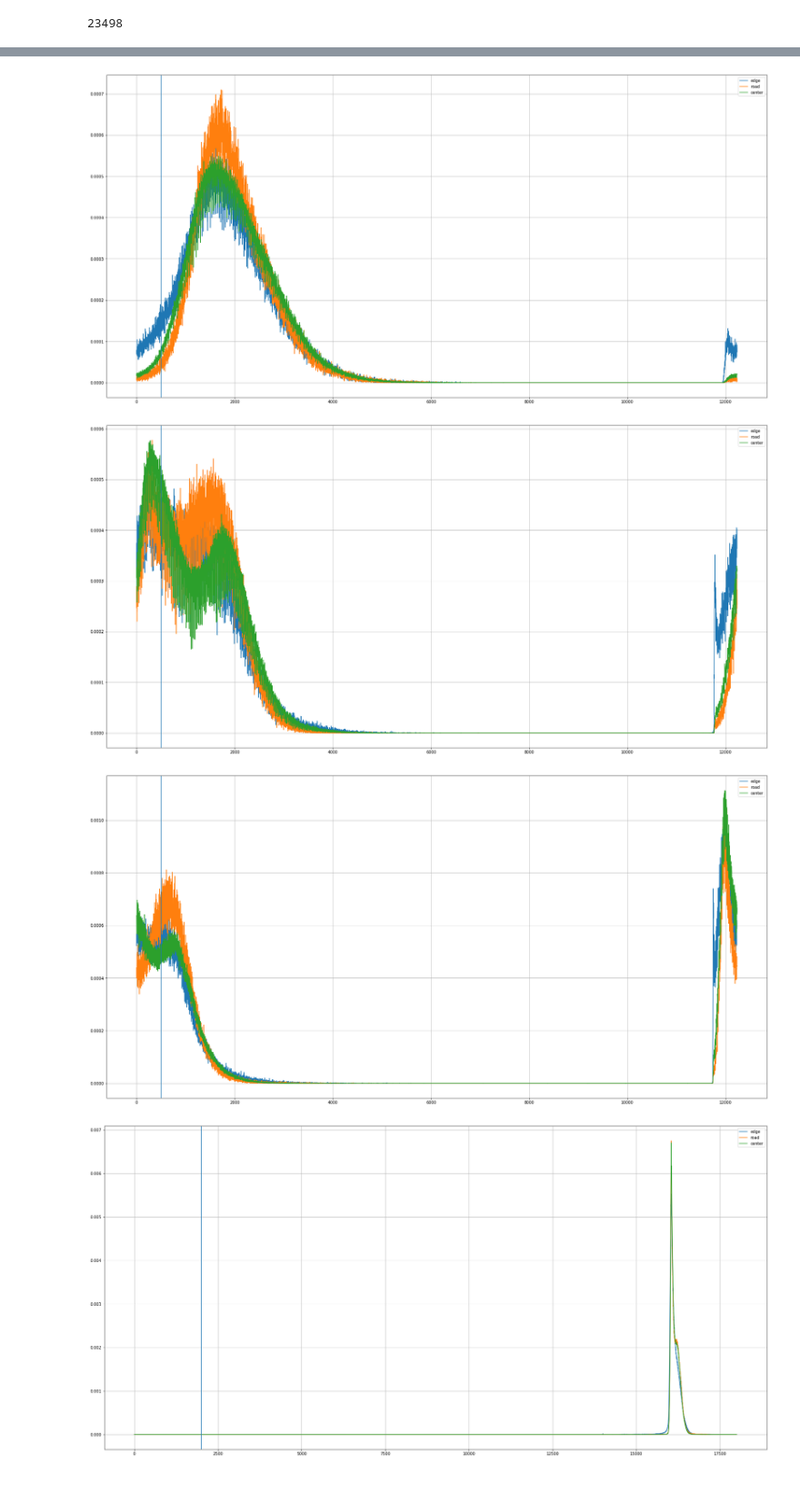
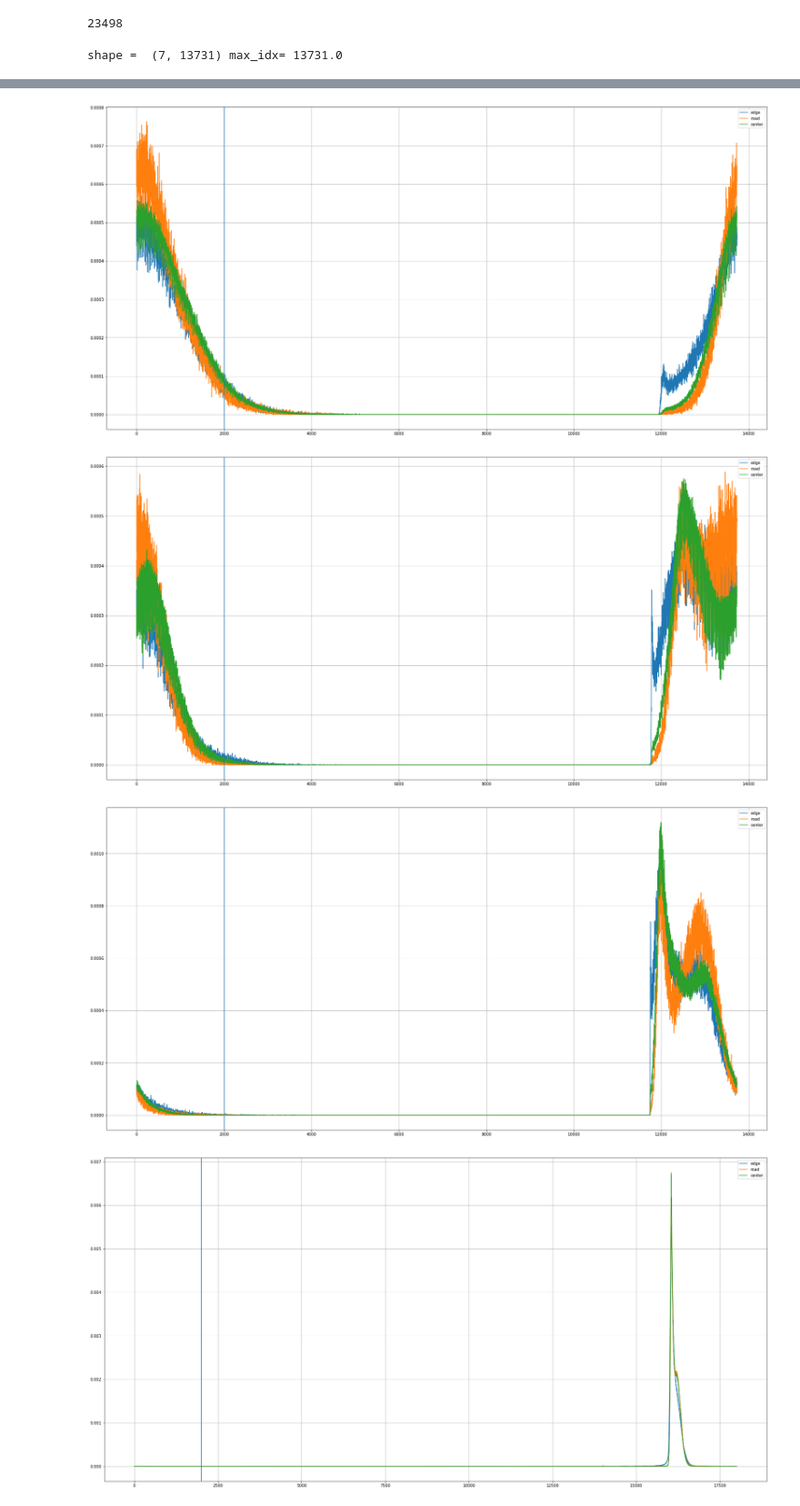
Before and after one commit to LiyaoTang/Road-Extraction-from-Time-Series-Satellite-Images, a Jupyter notebook: Data_Preprocessing/Channel_Analysis.ipynb, the cells around one changed output, grey strips where cells are left out. Shown at 91% size. Cells and saved outputs as stored; diff of their text form; code cells hidden in the pictures.

```diff
--- a/Data_Preprocessing/Channel_Analysis.ipynb
+++ b/Data_Preprocessing/Channel_Analysis.ipynb
@@ -152,18 +169,18 @@ for ch_n in range(7):
         cnt_road = is_close_to_road(coord, CV_road_mask, size)
 
         if cnt_edge:
-            count_pixel_value(patch, edge_distr_array[ch_n], offset)
+            count_pixel_value(patch, cv_edge_distr_array[ch_n], offset)
         if cnt_road:
-            count_pixel_value(patch, road_distr_array[ch_n], offset)
+            count_pixel_value(patch, cv_road_distr_array[ch_n], offset)
         if not (cnt_edge or cnt_road):
-            count_pixel_value(patch, center_distr_array[ch_n], offset)
+            count_pixel_value(patch, cv_center_distr_array[ch_n], offset)
 # %%
 # Two subplots
 for ch_n in range(7):
     plt.figure(figsize=(30,15))
-    plt.plot(edge_distr_array[ch_n]/edge_distr_array[ch_n].sum(), label='edge')
-    plt.plot(road_distr_array[ch_n]/road_distr_array[ch_n].sum(), label='road')
-    plt.plot(center_distr_array[ch_n]/center_distr_array[ch_n].sum(), label='center')
+    plt.plot(cv_edge_distr_array[ch_n]/cv_edge_distr_array[ch_n].sum(), label='edge')
+    plt.plot(cv_road_distr_array[ch_n]/cv_road_distr_array[ch_n].sum(), label='road')
+    plt.plot(cv_center_distr_array[ch_n]/cv_center_distr_array[ch_n].sum(), label='center')
     plt.axvline(x=-offset)
     plt.legend()
     plt.grid(True)
@@ -193,14 +210,16 @@ mu =  [ 187.71059516  241.17685028  432.1189087   445.35419263 2449.03433567
  1617.91561837  904.85205398]
 23498
 # %%
-offset = -503
+# offset = -503
 max_idx = test_raw_image.max() - offset
 
-center_distr_array = np.zeros((7, int(max_idx)))
-edge_distr_array = np.zeros((7, int(max_idx)))
-road_distr_array = np.zeros((7, int(max_idx)))
+test_center_distr_array = np.zeros((7, int(max_idx)))
+test_edge_distr_array = np.zeros((7, int(max_idx)))
+test_road_distr_array = np.zeros((7, int(max_idx)))
 
 print('shape = ', edge_distr_array.shape, 'max_idx=', max_idx)
+# %% [output]
+shape =  (7, 13731) max_idx= 13731.0
 # %%
 for ch_n in range(7):
     for coord, patch, y in Test_Data.iterate_data_with_coord(norm=False):
@@ -209,18 +228,18 @@ for ch_n in range(7):
         cnt_road = is_close_to_road(coord, test_road_mask, size)
 
         if cnt_edge:
-            count_pixel_value(patch, edge_distr_array[ch_n], offset)
+            count_pixel_value(patch, test_edge_distr_array[ch_n], offset)
         if cnt_road:
-            count_pixel_value(patch, road_distr_array[ch_n], offset)
+            count_pixel_value(patch, test_road_distr_array[ch_n], offset)
         if not (cnt_edge or cnt_road):
-            count_pixel_value(patch, center_distr_array[ch_n], offset)
+            count_pixel_value(patch, test_center_distr_array[ch_n], offset)
 # %%
 # Two subplots
 for ch_n in range(7):
     plt.figure(figsize=(30,15))
-    plt.plot(edge_distr_array[ch_n]/edge_distr_array[ch_n].sum(), label='edge')
-    plt.plot(road_distr_array[ch_n]/road_distr_array[ch_n].sum(), label='road')
-    plt.plot(center_distr_array[ch_n]/center_distr_array[ch_n].sum(), label='center')
+    plt.plot(test_edge_distr_array[ch_n]/test_edge_distr_array[ch_n].sum(), label='edge')
+    plt.plot(test_road_distr_array[ch_n]/test_road_distr_array[ch_n].sum(), label='road')
+    plt.plot(test_center_distr_array[ch_n]/test_center_distr_array[ch_n].sum(), label='center')
     plt.axvline(x=-offset)
     plt.legend()
     plt.grid(True)
@@ -235,6 +254,6 @@ for ch_n in range(7):
-[figure, old version]
+[figure, new version]
-[figure, old version]
+[figure, new version]
-[figure, old version]
+[figure, new version]
 # %%
 # Two subplots
 for ch_n in range(7):
```
Also changed, not shown: parts of 9 cells of this notebook, 3 other files.
